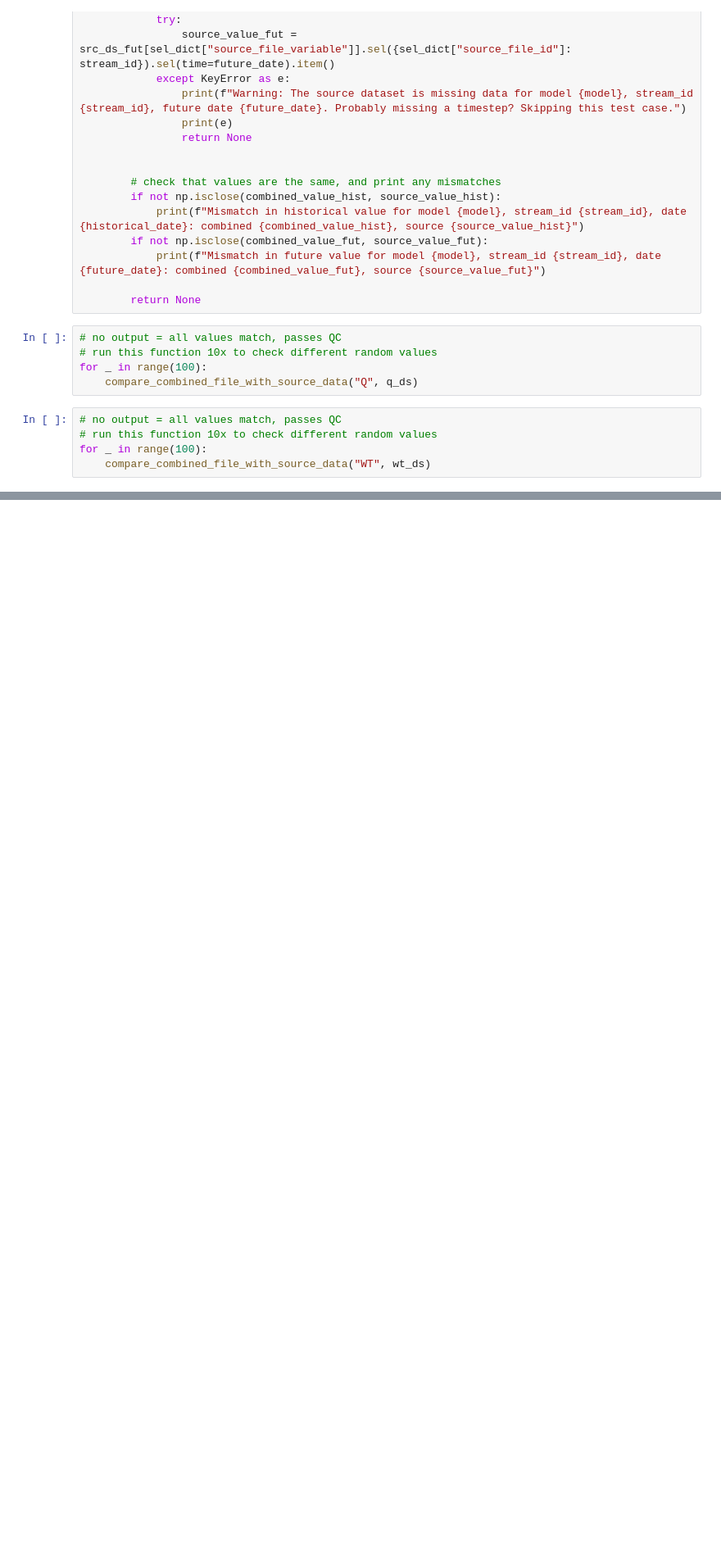
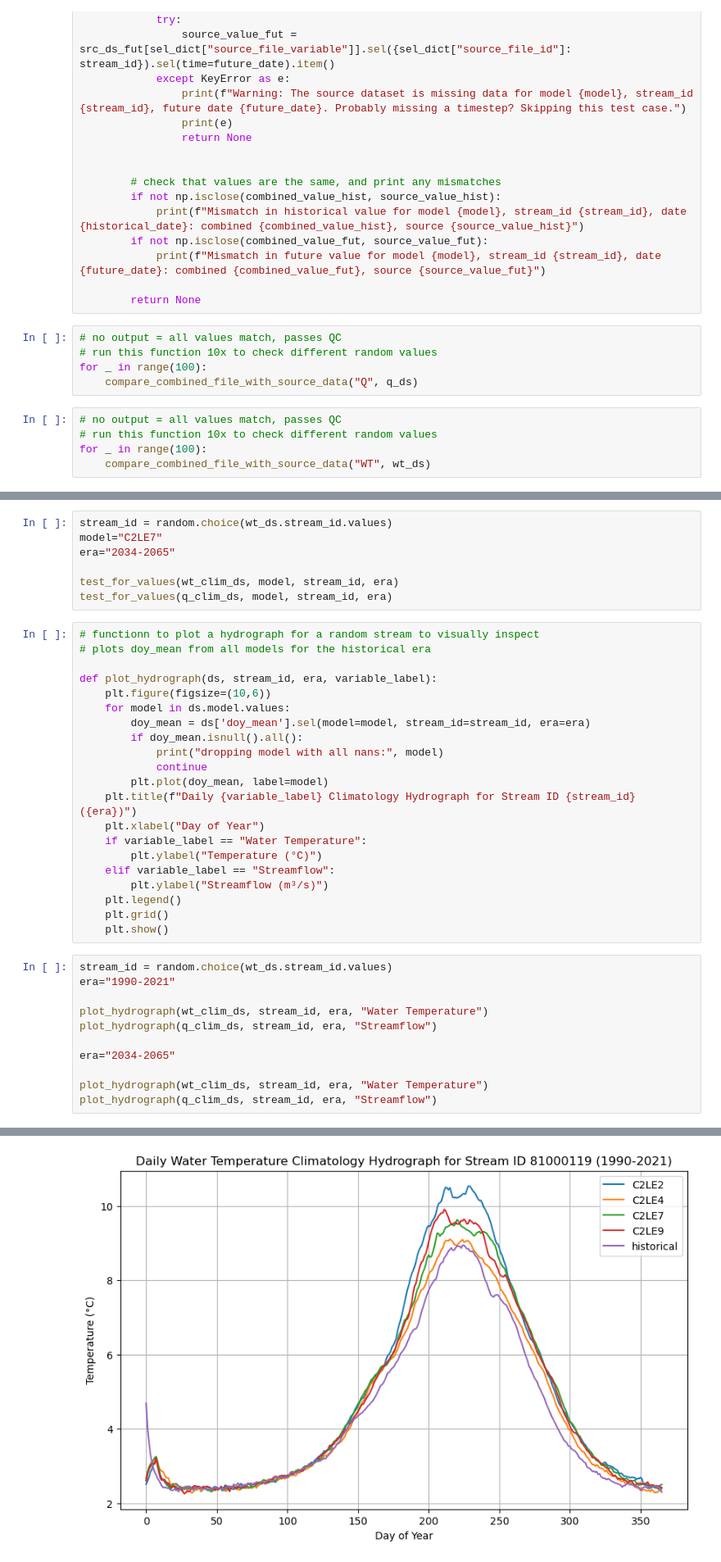
Before and after one commit to ua-snap/arctic_rivers, a Jupyter notebook: processing/qc/qc.ipynb, the cells around one changed output, grey strips where cells are left out. Shown at 82% size. Cells and saved outputs as stored; diff of their text form; blank space fills up the shorter version.

Commit message:
working daily climatology pipeline; add climatology to QC notebook; add climatology processing to README

```diff
--- a/processing/qc/qc.ipynb
+++ b/processing/qc/qc.ipynb
@@ -138,0 +195,40 @@ for _ in range(100):
+# %%
+stream_id = random.choice(wt_ds.stream_id.values)
+model="C2LE7"
+era="2034-2065"
+
+test_for_values(wt_clim_ds, model, stream_id, era)
+test_for_values(q_clim_ds, model, stream_id, era)
+# %%
+# functionn to plot a hydrograph for a random stream to visually inspect
+# plots doy_mean from all models for the historical era
+
+def plot_hydrograph(ds, stream_id, era, variable_label):
+    plt.figure(figsize=(10,6))
+    for model in ds.model.values:
+        doy_mean = ds['doy_mean'].sel(model=model, stream_id=stream_id, era=era)
+        if doy_mean.isnull().all():
+            print("dropping model with all nans:", model)
+            continue
+        plt.plot(doy_mean, label=model)
+    plt.title(f"Daily {variable_label} Climatology Hydrograph for Stream ID {stream_id} ({era})")
+    plt.xlabel("Day of Year")
+    if variable_label == "Water Temperature":
+        plt.ylabel("Temperature (°C)")
+    elif variable_label == "Streamflow":
+        plt.ylabel("Streamflow (m³/s)")
+    plt.legend()
+    plt.grid()
+    plt.show()
+# %%
+stream_id = random.choice(wt_ds.stream_id.values)
+era="1990-2021"
+
+plot_hydrograph(wt_clim_ds, stream_id, era, "Water Temperature")
+plot_hydrograph(q_clim_ds, stream_id, era, "Streamflow")
+
+era="2034-2065"
+
+plot_hydrograph(wt_clim_ds, stream_id, era, "Water Temperature")
+plot_hydrograph(q_clim_ds, stream_id, era, "Streamflow")
+# %% [output]
@@ -138,0 +237 @@ for _ in range(100):
+[figure, added]
```
Also changed, not shown: parts of 10 cells of this notebook, 4 other files.
